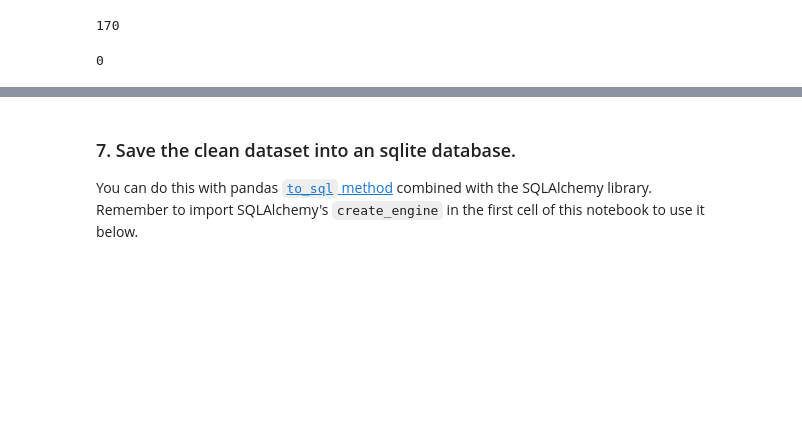
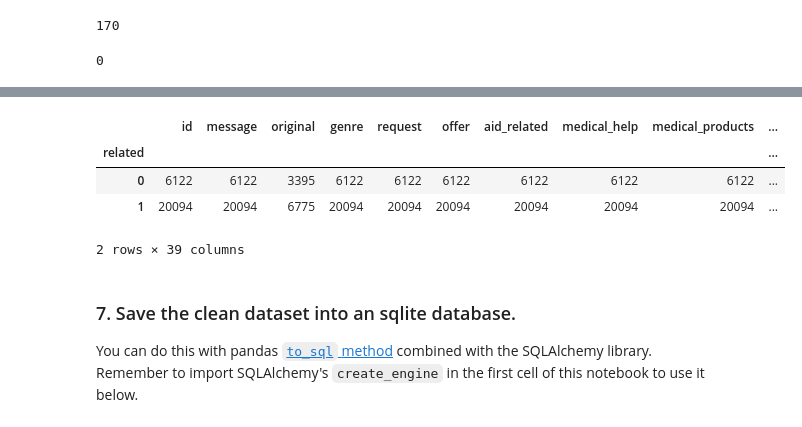
Before and after one commit to palouda/DisasterResponse, a Jupyter notebook: data/ETL Pipeline Preparation.ipynb, the cells around one changed output, grey strips where cells are left out. Drawn from its saved outputs; the diff is of its cells as text; code cells hidden in the pictures; blank space fills up the shorter version.

```diff
--- a/data/ETL Pipeline Preparation.ipynb
+++ b/data/ETL Pipeline Preparation.ipynb
@@ -176,3 +186,15 @@ print(df.duplicated().sum())
+# %%
+# The count of the value of 2 in the related field is negligible. Replace the positive value 2 with the positive value 1.
+df['related']=df['related'].map(lambda x: 1 if x == 2 else x)
+# %%
+# Check again
+df.groupby("related").count()
+# %% [output]
+|  | id | message | original | genre | request | offer | aid_related | medical_help | medical_products | ... |
+| related |  |  |  |  |  |  |  |  |  | ... |
+| 0 | 6122 | 6122 | 3395 | 6122 | 6122 | 6122 | 6122 | 6122 | 6122 | ... |
+| 1 | 20094 | 20094 | 6775 | 20094 | 20094 | 20094 | 20094 | 20094 | 20094 | ... |
+2 rows × 39 columns
 # %% [markdown]
 ### 7. Save the clean dataset into an sqlite database.
 You can do this with pandas [`to_sql` method](https://pandas.pydata.org/pandas-docs/stable/generated/pandas.DataFrame.to_sql.html) combined with the SQLAlchemy library. Remember to import SQLAlchemy's `create_engine` in the first cell of this notebook to use it below.
```
Also changed, not shown: parts of 1 cell of this notebook, 7 other files.
